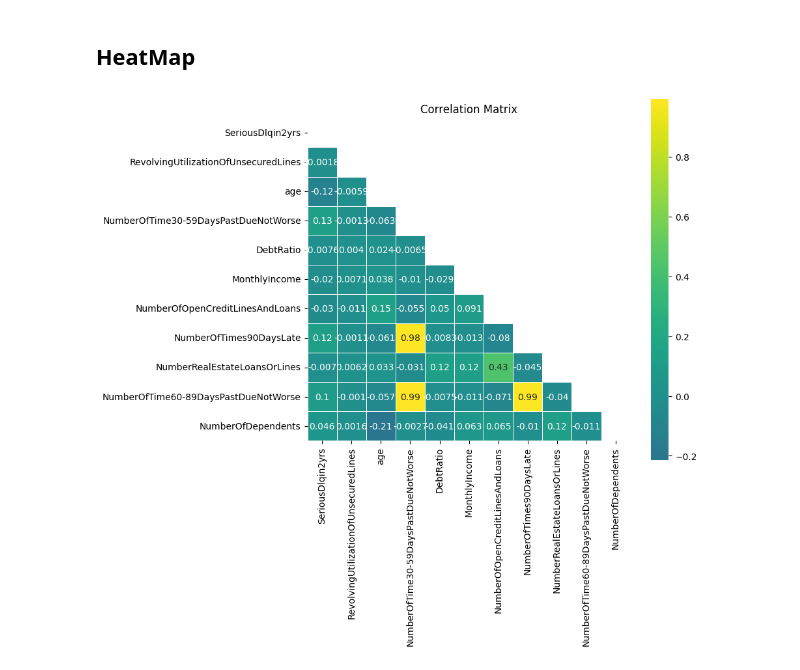
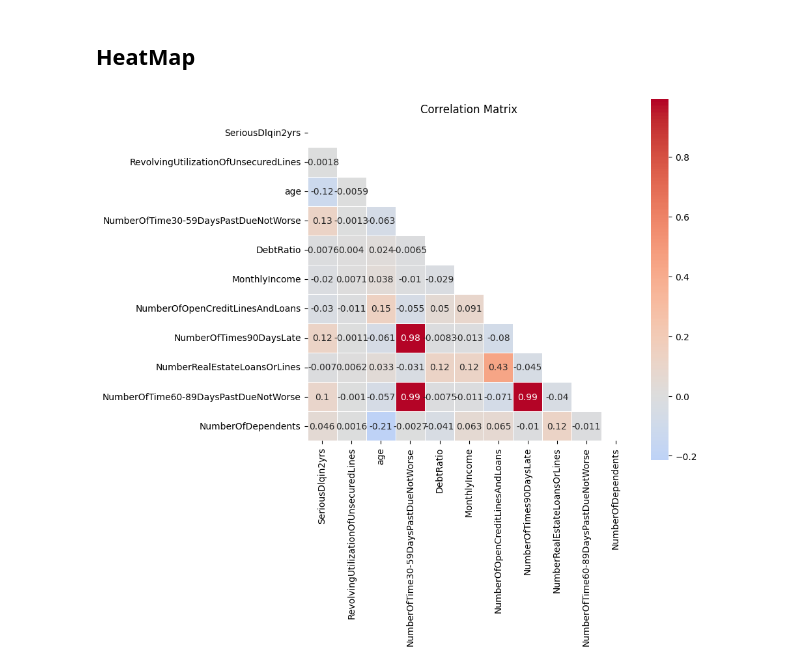
Before and after one commit to THEWACHER1103/analisis_crediticio, a Jupyter notebook: Analisis_crediticio.ipynb, the cells around one changed output. Cells and saved outputs as stored; diff of their text form; code cells hidden in the pictures.

```diff
--- a/Analisis_crediticio.ipynb
+++ b/Analisis_crediticio.ipynb
@@ -246,20 +235,22 @@ corr_matrix.round(3)
 # %% [markdown]
 ## HeatMap
 # %%
+#Creando la Matriz de Correlacion.
+corr_matrix = df.corr()
+
 plt.figure(figsize=(8,9))
-#corr_matrix = df.drop(columns=['age_group']).corr()
 mask = np.triu(np.ones_like(corr_matrix, dtype=bool))
 sns.heatmap(
     data=corr_matrix,
     annot=True,
     mask=mask,
-    cmap="viridis",
+    cmap="coolwarm",
     center=0,
     square=True,
     linewidths=0.5,
     cbar_kws={"shrink": 0.8}
 )
 plt.title('Correlation Matrix')
 plt.show()
 # %% [output]
-[figure, old version]
+[figure, new version]
```
Also changed, not shown: parts of 63 cells of this notebook.
